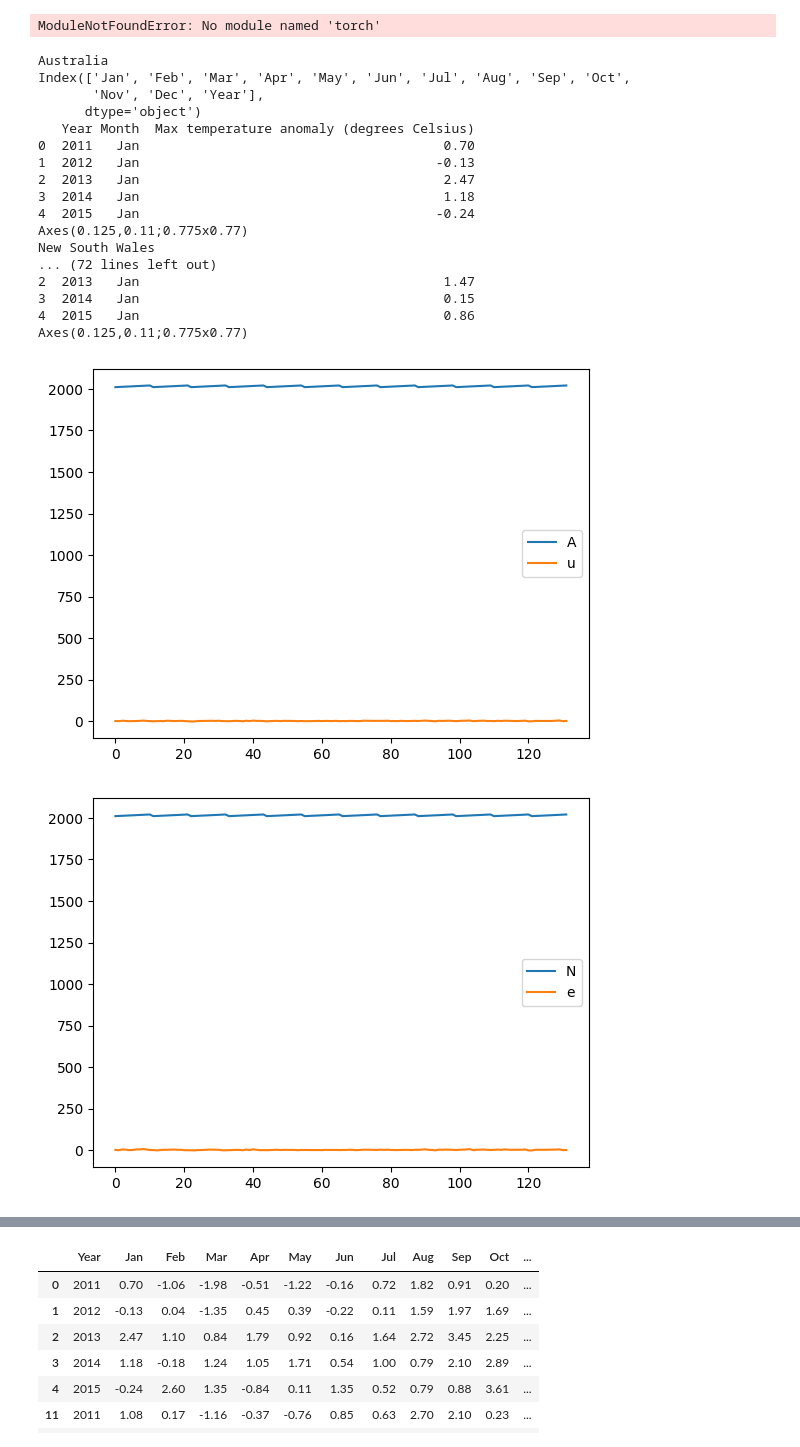
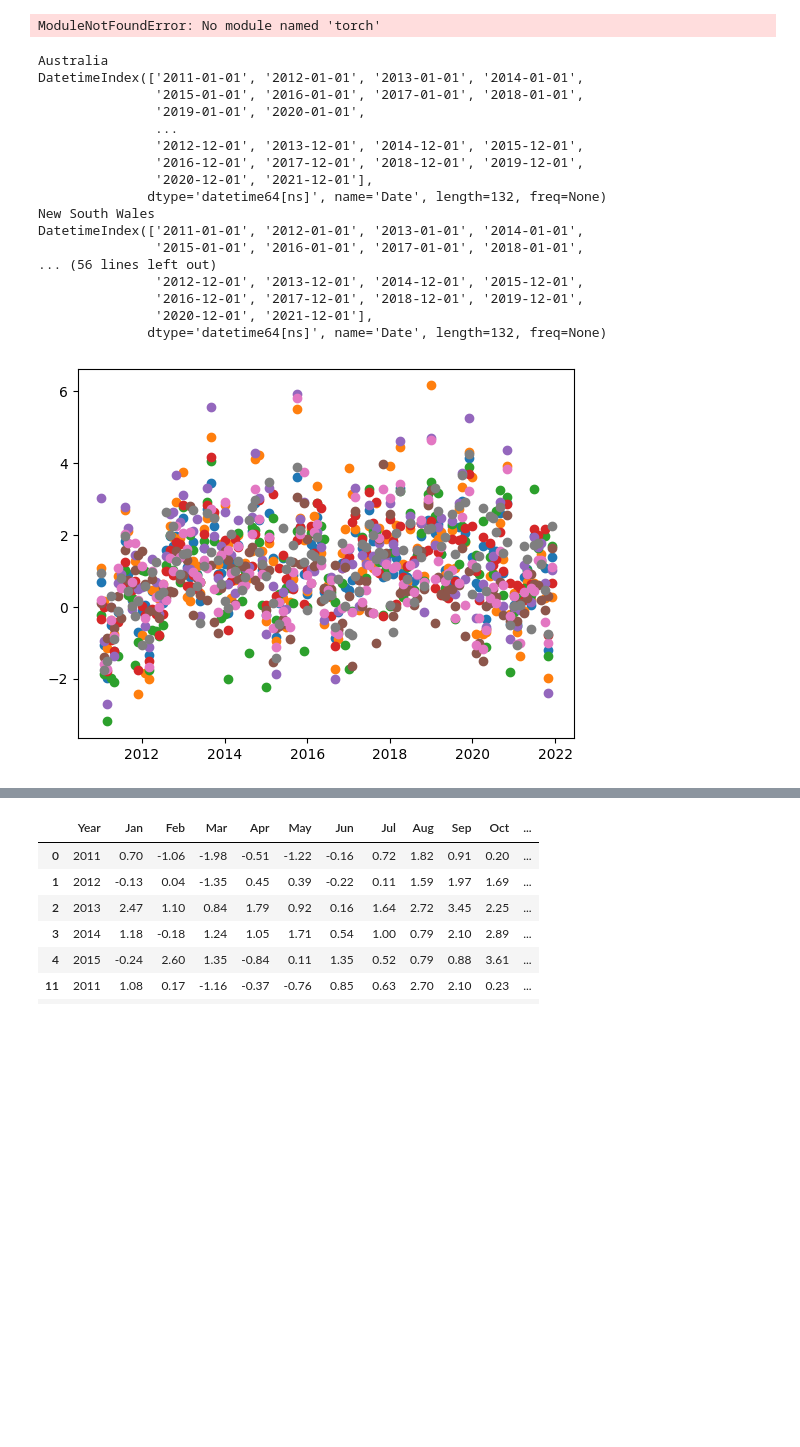
Before and after one commit to Arthur-CWW/datathon, a Jupyter notebook: train.ipynb, the cells around one changed output, grey strips where cells are left out. Saved outputs shown, nothing was run; the diff lists cells and outputs as text; code cells hidden in the pictures; blank space fills up the shorter version.

Commit message:
temp plot scatter

```diff
--- a/train.ipynb
+++ b/train.ipynb
@@ -20,68 +20,43 @@ ModuleNotFoundError: No module named 'torch'
 # %%
 enviro_csv = dict( temp='Enviromental/temp_max_anomaly_c.csv', rainfall='Enviromental/total_rainfall_mm.csv', water_trades= 'Enviromental/water_trades_2011_2021.csv',water_usage= 'Enviromental/water_usage_region_year.csv')
 df = pd.read_csv(enviro_csv['temp'], index_col=False)
 # remove Unnamed: 0
 
 df = df.drop(columns=['Unnamed: 0'])
 # set index to be Year
 df.set_index('Year', inplace=True)
 # group by region label
 # ['Region label']
 df = df.groupby('Region label')
-# iterate over regions and plot
-# import matplotlib.pyplot as plt
-# fig, ax = plt.subplots( figsize=(15, 7))
 
 for  region, data in df:
     print(region)
-    # dropr Region column
     data.drop(columns='Region label', inplace=True)
-
-    # column Jan, Feb, Mar, Apr, May, Jun, Jul, Aug, Sep, Oct, Nov, Dec
-    # and row Year
-    # add a column to combine the year row indexes with the month columns
     data['Year'] = data.index
-    print(data.columns)
-    # melt the data
-    data = data.melt(id_vars=['Year'], var_name='Month', value_name='Max temperature anomaly (degrees Celsius)')
-    print(data.head())
-    # re index into a single column
-    data.set_index(['Year', 'Month'], inplace=True)
-
-    print(data.plot())
-    plt.legend(region)
-    # index with Year
-    # print(data.columns)
-    # data.set_index('Year', inplace=True)
-    # data.plot(x='Year', y='Max temperature anomaly (degrees Celsius)', title=region)
-    # plt.show()
-    # # break
-
-    # df.plot(y=['Jan', 'Feb', 'Mar', 'Apr', 'May', 'Jun', 'Jul', 'Aug', 'Sep', 'Oct', 'Nov', 'Dec'])
-    # Customize the plot
-    # plt.title('Monthly Data Over Time')
-    # plt.xlabel('Year')
-    # plt.ylabel('Value')
-    # label the legend each region
+    data = data.melt(id_vars=['Year'], var_name='Month', value_name='Temperature')
+    data['Date'] = pd.to_datetime(data['Year'].astype(str) + '-' + data['Month'].astype(str))
+    data.set_index( ['Date'], inplace=True)
+    print(data.index)
+    # turn off lines
+    plt.plot(data.index, data['Temperature'], label=region, linestyle='None', marker='o')
 
 plt.show()
 # %% [output]
 Australia
-Index(['Jan', 'Feb', 'Mar', 'Apr', 'May', 'Jun', 'Jul', 'Aug', 'Sep', 'Oct',
-       'Nov', 'Dec', 'Year'],
-      dtype='object')
-   Year Month  Max temperature anomaly (degrees Celsius)
-0  2011   Jan                                       0.70
-1  2012   Jan                                      -0.13
-2  2013   Jan                                       2.47
-3  2014   Jan                                       1.18
-4  2015   Jan                                      -0.24
-Axes(0.125,0.11;0.775x0.77)
+DatetimeIndex(['2011-01-01', '2012-01-01', '2013-01-01', '2014-01-01',
+               '2015-01-01', '2016-01-01', '2017-01-01', '2018-01-01',
+               '2019-01-01', '2020-01-01',
+               ...
+               '2012-12-01', '2013-12-01', '2014-12-01', '2015-12-01',
+               '2016-12-01', '2017-12-01', '2018-12-01', '2019-12-01',
+               '2020-12-01', '2021-12-01'],
+              dtype='datetime64[ns]', name='Date', length=132, freq=None)
 New South Wales
-... (72 lines left out)
-2  2013   Jan                                       1.47
-3  2014   Jan                                       0.15
-4  2015   Jan                                       0.86
-Axes(0.125,0.11;0.775x0.77)
+DatetimeIndex(['2011-01-01', '2012-01-01', '2013-01-01', '2014-01-01',
+               '2015-01-01', '2016-01-01', '2017-01-01', '2018-01-01',
+... (56 lines left out)
+               '2012-12-01', '2013-12-01', '2014-12-01', '2015-12-01',
+               '2016-12-01', '2017-12-01', '2018-12-01', '2019-12-01',
+               '2020-12-01', '2021-12-01'],
+              dtype='datetime64[ns]', name='Date', length=132, freq=None)
-[figure, old version]
+[figure, new version]
-[figure, removed]
```
Also changed, not shown: parts of 1 cell of this notebook.
